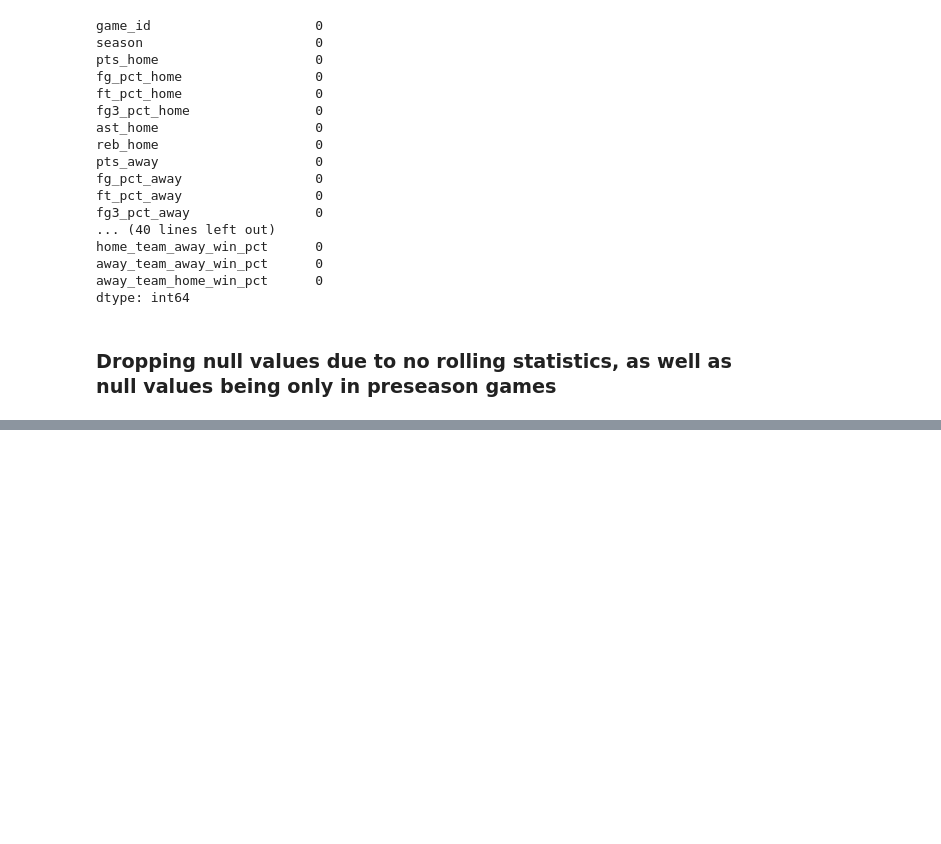
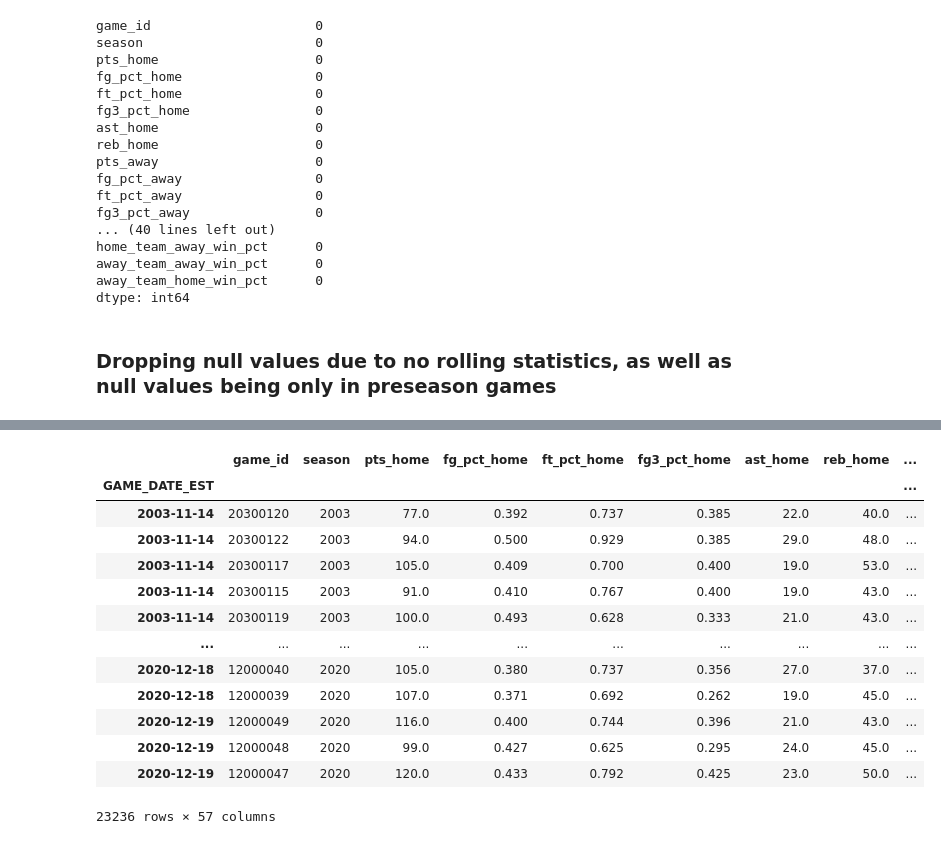
Before and after one commit to dawsonc96/NBA-Game-Prediction, a Jupyter notebook: eda_data_cleaning.ipynb, the cells around one changed output, grey strips where cells are left out. Drawn from its saved outputs; the diff is of its cells as text; code cells hidden in the pictures; blank space fills up the shorter version.

```diff
--- a/eda_data_cleaning.ipynb
+++ b/eda_data_cleaning.ipynb
@@ -449,7 +433,7 @@ games['away_team_home_win_pct'] = np.select(conditions, values, default = games.
 # %%
-conditions = [(games.ROAD_wins_away_team == 0) & (games.ROAD_losses_away_team == 0), (games.ROAD_wins_away_team > 0) & (games.ROAD_losses_away_team == 0)]
+conditions = [(games.road_wins_away_team == 0) & (games.road_losses_away_team == 0), (games.road_wins_away_team > 0) & (games.road_losses_away_team == 0)]
 values = [0.5, 1.0]
-games['away_team_away_win_pct'] = np.select(conditions, values, default = games.ROAD_wins_away_team/(games.ROAD_wins_away_team+games.ROAD_losses_away_team))
+games['away_team_away_win_pct'] = np.select(conditions, values, default = games.road_wins_away_team/(games.road_wins_away_team+games.road_losses_away_team))
 # %%
 games.columns=[x.lower() for x in games.columns]
 # %%
@@ -482,2 +465,0 @@ df_team_away = games.loc[games.TEAM_awayTeam == 'Utah', "FG_PCT_away"]
-# %%
-games.loc[(games.TEAM_homeTeam == 'Utah') | (games.TEAM_awayTeam == 'Utah'), ['FG_PCT_rolling']] = pd.concat([df_team_home, df_team_away]).sort_index().rolling(window=10).mean()
@@ -514,4 +466,4 @@ Name: FG_PCT_home, Length: 761, dtype: float64
 # %%
-games['PTS_DIFFERENTIAL'] = games['PTS_home'] - games['PTS_away']
+games['pts_differential'] = games['pts_home'] - games['pts_away']
 # %%
-games['team_disparity'] = games.W_PCT_homeTeam / games.W_PCT_awayTeam
+games['team_disparity'] = games.w_pct_hometeam / games.w_pct_awayteam
@@ -532,0 +470,17 @@ games['team_disparity'] = games.W_PCT_homeTeam / games.W_PCT_awayTeam
+# %%
+games
+# %% [output]
+|  | game_id | season | pts_home | fg_pct_home | ft_pct_home | fg3_pct_home | ast_home | reb_home | ... |
+| GAME_DATE_EST |  |  |  |  |  |  |  |  | ... |
+| 2003-11-14 | 20300120 | 2003 | 77.0 | 0.392 | 0.737 | 0.385 | 22.0 | 40.0 | ... |
+| 2003-11-14 | 20300122 | 2003 | 94.0 | 0.500 | 0.929 | 0.385 | 29.0 | 48.0 | ... |
+| 2003-11-14 | 20300117 | 2003 | 105.0 | 0.409 | 0.700 | 0.400 | 19.0 | 53.0 | ... |
+| 2003-11-14 | 20300115 | 2003 | 91.0 | 0.410 | 0.767 | 0.400 | 19.0 | 43.0 | ... |
+| 2003-11-14 | 20300119 | 2003 | 100.0 | 0.493 | 0.628 | 0.333 | 21.0 | 43.0 | ... |
+| ... | ... | ... | ... | ... | ... | ... | ... | ... | ... |
+| 2020-12-18 | 12000040 | 2020 | 105.0 | 0.380 | 0.737 | 0.356 | 27.0 | 37.0 | ... |
+| 2020-12-18 | 12000039 | 2020 | 107.0 | 0.371 | 0.692 | 0.262 | 19.0 | 45.0 | ... |
+| 2020-12-19 | 12000049 | 2020 | 116.0 | 0.400 | 0.744 | 0.396 | 21.0 | 43.0 | ... |
+| 2020-12-19 | 12000048 | 2020 | 99.0 | 0.427 | 0.625 | 0.295 | 24.0 | 45.0 | ... |
+| 2020-12-19 | 12000047 | 2020 | 120.0 | 0.433 | 0.792 | 0.425 | 23.0 | 50.0 | ... |
+23236 rows × 57 columns
```
Also changed, not shown: parts of 14 cells of this notebook, 1 other file.
